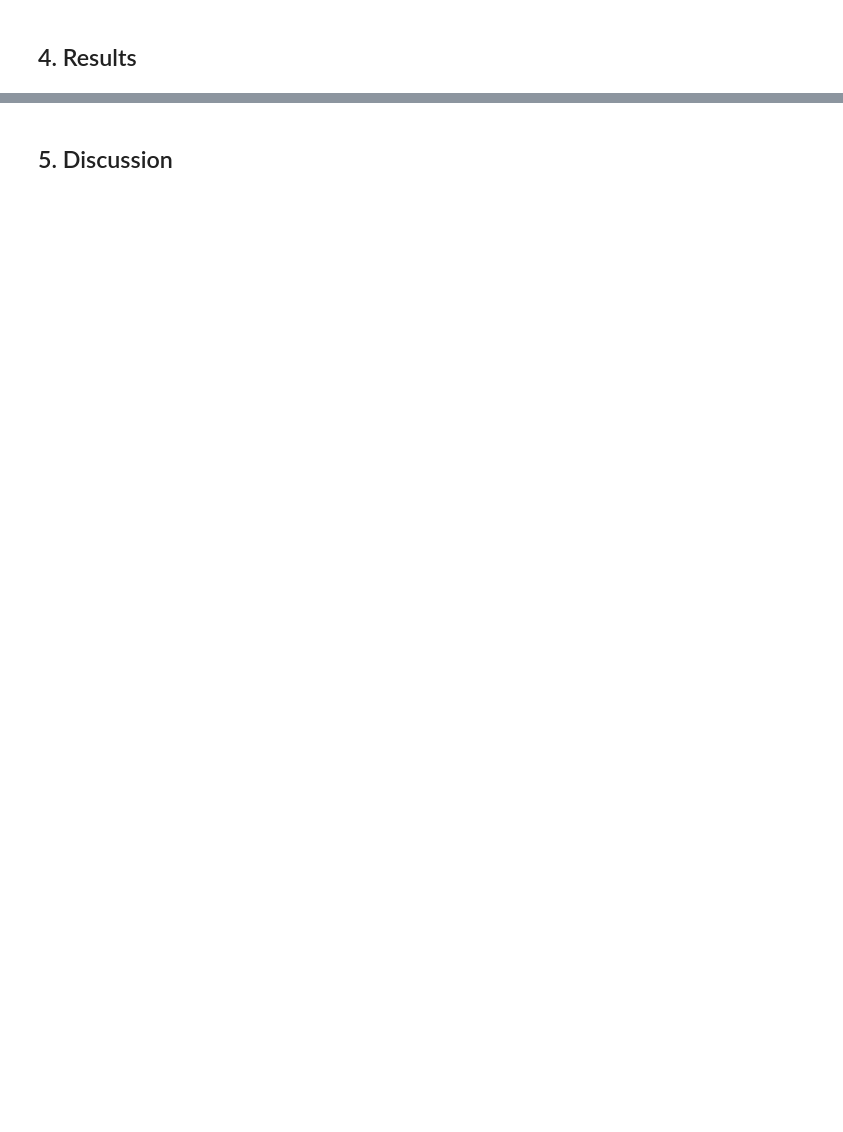
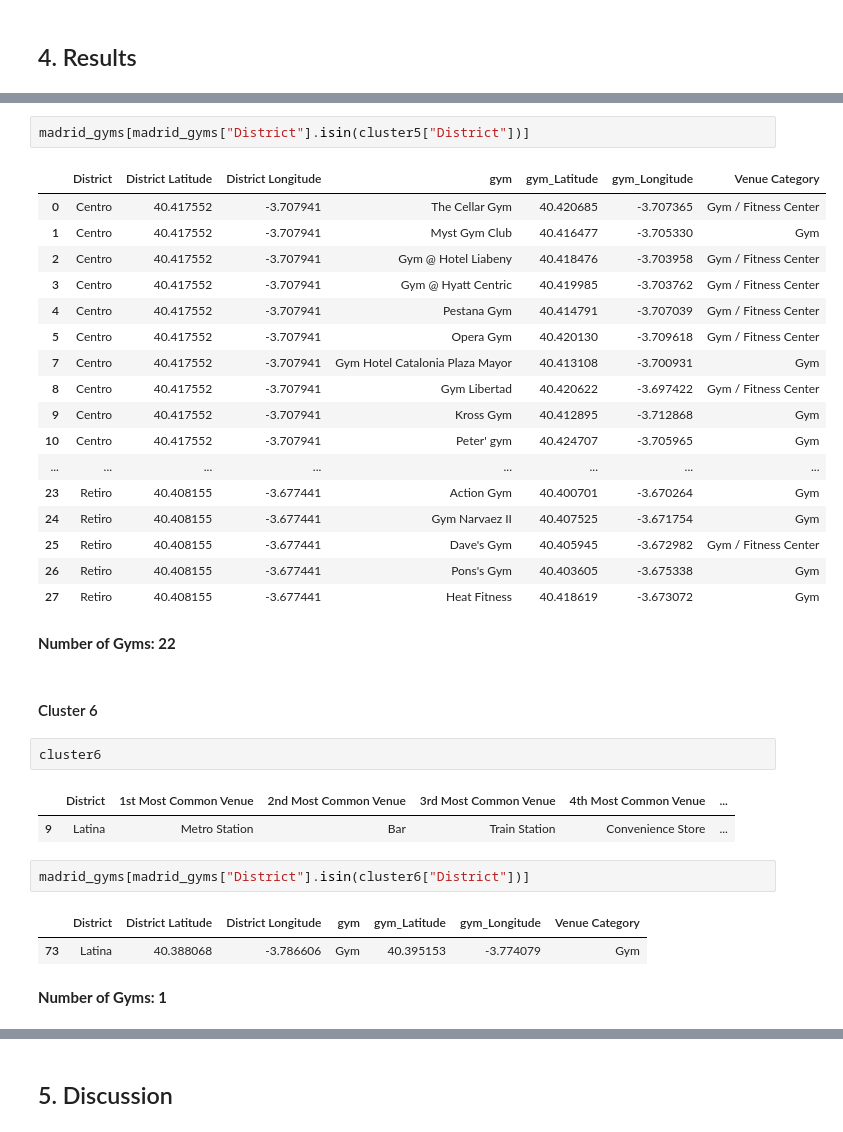
Before and after one commit to jorgemtzh/Coursera_Capstone, a Jupyter notebook: Report.ipynb, the cells around one changed output, grey strips where cells are left out. Cells and saved outputs as stored; diff of their text form; blank space fills up the shorter version.

```diff
--- a/Report.ipynb
+++ b/Report.ipynb
@@ -33,0 +432,36 @@ Both APIs provide geolocation of different business, in our case we will be inte
+# %%
+madrid_gyms[madrid_gyms["District"].isin(cluster5["District"])]
+# %% [output]
+|  | District | District Latitude | District Longitude | gym | gym_Latitude | gym_Longitude | Venue Category |
+| 0 | Centro | 40.417552 | -3.707941 | The Cellar Gym | 40.420685 | -3.707365 | Gym / Fitness Center |
+| 1 | Centro | 40.417552 | -3.707941 | Myst Gym Club | 40.416477 | -3.705330 | Gym |
+| 2 | Centro | 40.417552 | -3.707941 | Gym @ Hotel Liabeny | 40.418476 | -3.703958 | Gym / Fitness Center |
+| 3 | Centro | 40.417552 | -3.707941 | Gym @ Hyatt Centric | 40.419985 | -3.703762 | Gym / Fitness Center |
+| 4 | Centro | 40.417552 | -3.707941 | Pestana Gym | 40.414791 | -3.707039 | Gym / Fitness Center |
+| 5 | Centro | 40.417552 | -3.707941 | Opera Gym | 40.420130 | -3.709618 | Gym / Fitness Center |
+| 7 | Centro | 40.417552 | -3.707941 | Gym Hotel Catalonia Plaza Mayor | 40.413108 | -3.700931 | Gym |
+| 8 | Centro | 40.417552 | -3.707941 | Gym Libertad | 40.420622 | -3.697422 | Gym / Fitness Center |
+| 9 | Centro | 40.417552 | -3.707941 | Kross Gym | 40.412895 | -3.712868 | Gym |
+| 10 | Centro | 40.417552 | -3.707941 | Peter' gym | 40.424707 | -3.705965 | Gym |
+| ... | ... | ... | ... | ... | ... | ... | ... |
+| 23 | Retiro | 40.408155 | -3.677441 | Action Gym | 40.400701 | -3.670264 | Gym |
+| 24 | Retiro | 40.408155 | -3.677441 | Gym Narvaez II | 40.407525 | -3.671754 | Gym |
+| 25 | Retiro | 40.408155 | -3.677441 | Dave's Gym | 40.405945 | -3.672982 | Gym / Fitness Center |
+| 26 | Retiro | 40.408155 | -3.677441 | Pons's Gym | 40.403605 | -3.675338 | Gym |
+| 27 | Retiro | 40.408155 | -3.677441 | Heat Fitness | 40.418619 | -3.673072 | Gym |
+# %% [markdown]
+**Number of Gyms: 22**
+# %% [markdown]
+#### Cluster 6
+# %%
+cluster6
+# %% [output]
+|  | District | 1st Most Common Venue | 2nd Most Common Venue | 3rd Most Common Venue | 4th Most Common Venue | ... |
+| 9 | Latina | Metro Station | Bar | Train Station | Convenience Store | ... |
+# %%
+madrid_gyms[madrid_gyms["District"].isin(cluster6["District"])]
+# %% [output]
+|  | District | District Latitude | District Longitude | gym | gym_Latitude | gym_Longitude | Venue Category |
+| 73 | Latina | 40.388068 | -3.786606 | Gym | 40.395153 | -3.774079 | Gym |
+# %% [markdown]
+**Number of Gyms: 1**
```
Also changed, not shown: parts of 93 cells of this notebook, 5 other files.
